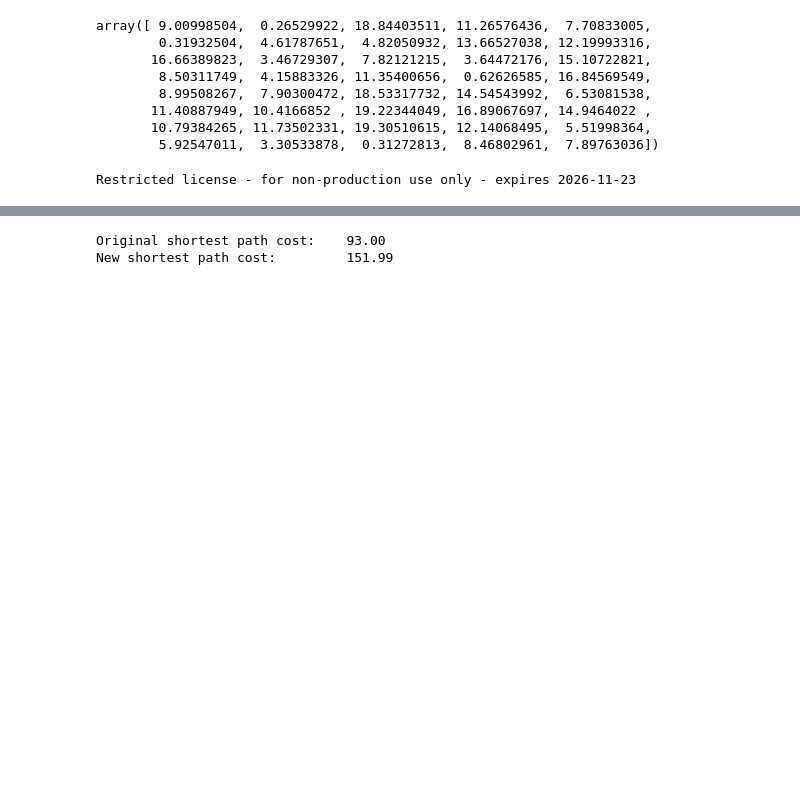
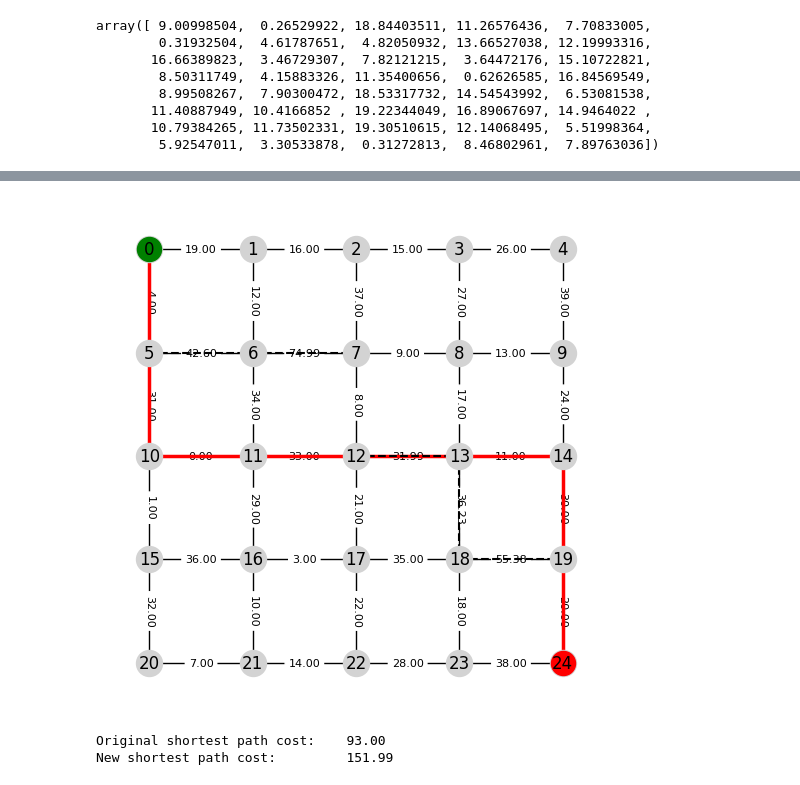
Before and after one commit to lucahart/DFL-for-Shortest-Path-Network-Interdiction, a Jupyter notebook: src/Notebooks/Benders_Decomposition.ipynb, the cells around one changed output, grey strips where cells are left out. Cells and saved outputs as stored; diff of their text form; code cells hidden in the pictures; blank space fills up the shorter version.

Commit message:
Modified ShortestPathGrb so that it takes a ShortestPath instance to create the gurobi model.

```diff
--- a/src/Notebooks/Benders_Decomposition.ipynb
+++ b/src/Notebooks/Benders_Decomposition.ipynb
@@ -22,6 +22,9 @@ grid.visualize()
 # %% [output]
 [figure]
 # %%
-sol, obj = grid.solve()
-grid.visualize(color_edges=sol)
+from src.models.ShortestPathGrb import shortestPathGrb
+
+opt_model = shortestPathGrb(grid)
+sol, obj = opt_model.solve(versatile=True)
+# grid.visualize(colored_edges=sol)
 # %% [output]
@@ -47,10 +51,8 @@ array([ 9.00998504,  0.26529922, 18.84403511, 11.26576436,  7.70833005,
 # %%
 from src.solvers.BendersDecomposition import BendersDecomposition
 
-# Initialize the BendersDecomposition with the grid
-benders = BendersDecomposition(grid, k, interdiction_cost)
+# Initialize the BendersDecomposition with the opt_model
+benders = BendersDecomposition(opt_model, k, interdiction_cost)
-# %% [output]
-Restricted license - for non-production use only - expires 2026-11-23
 # %%
-interdictions_x, shortest_path_y, z_min = benders()
+interdictions_x, shortest_path_y, z_min = benders.solve()
 # %% [output]
@@ -62,3 +66,4 @@ Found epsilon-optimal solution after 3 iterations with epsilon = 0.00
+[figure, added]
 # %%
 print(f"Original shortest path cost: \t{obj:.2f}\nNew shortest path cost: \t{z_min:.2f}")
 
```
Also changed, not shown: parts of 3 cells of this notebook, 4 other files.
